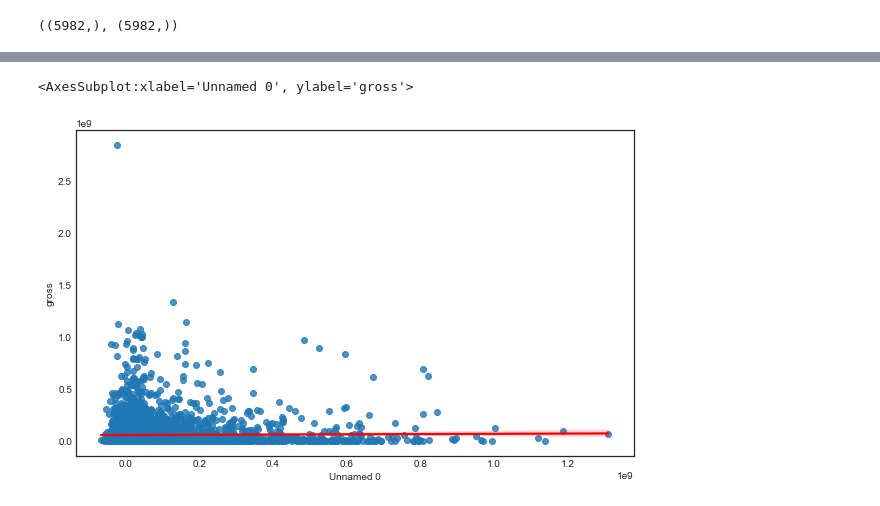
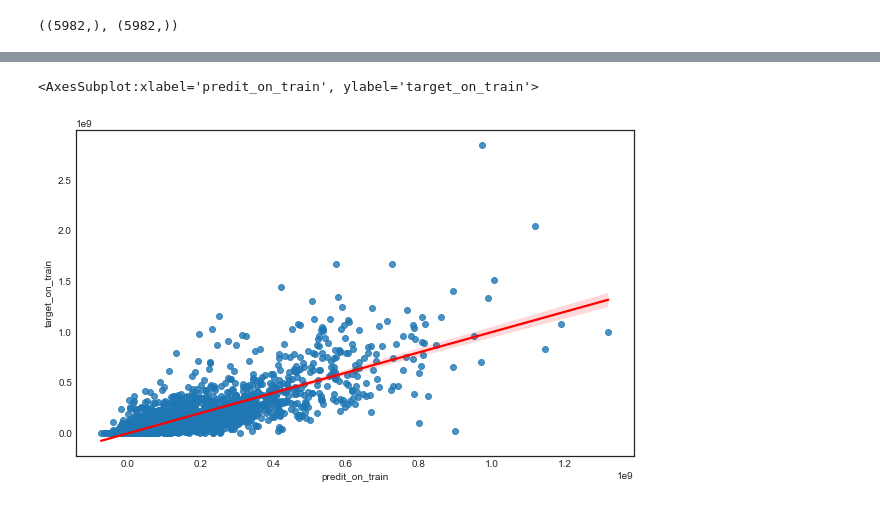
Before and after one commit to KylieKind/Sample-Projects, a Jupyter notebook: Movie Project - Correlation, Plots and Regression.ipynb, the cells around one changed output, grey strips where cells are left out. Saved outputs shown, nothing was run; the diff lists cells and outputs as text; code cells hidden in the pictures.

```diff
--- a/Movie Project - Correlation, Plots and Regression.ipynb
+++ b/Movie Project - Correlation, Plots and Regression.ipynb
@@ -454,8 +456,9 @@ memory usage: 644.1+ KB
 # prepare data for regression analysis
 # drop null values, and drop columns where data type is object
 
-dfReg = df.drop(columns = ['name', 'released', 'director', 'writer', 'star']).dropna().copy()
+dfReg = df.drop(columns = ['name', 'released', 'director', 'writer', 'star', 'company', 'score', 'genre']).dropna().copy()
 dfReg.info()
+dfReg.tail()
 # %% [output]
 <class 'pandas.core.frame.DataFrame'>
 Int64Index: 7478 entries, 0 to 7659
@@ -639,0 +653,5 @@ test_target.shape, gross_predictions_on_test.shape
+# %%
+target_on_train = pd.DataFrame(train_target)
+target_on_train.columns =['target_on_train']
+target_on_train.info()
+target_on_train
@@ -639,0 +693,4 @@ test_target.shape, gross_predictions_on_test.shape
+# %%
+predit_on_train = pd.DataFrame(gross_predictions_on_train.reshape(5982,-1), index=target_on_train.index)
+predit_on_train.columns =['predit_on_train']
+predit_on_train
@@ -640,4 +711,7 @@ test_target.shape, gross_predictions_on_test.shape
 # %%
-train = pd.DataFrame(data=[train_target, gross_predictions_on_train]).transpose()
+# combine the predit value and the target value for the training set
+
+train = pd.merge(target_on_train, predit_on_train, on =target_on_train.index)
+train.info()
 train
 # %% [output]
@@ -657,8 +741,8 @@ train
 # %%
-sns.regplot(y='gross', x='Unnamed 0', data=train, line_kws={'color':'red'})
+sns.regplot(y='target_on_train', x='predit_on_train', data=train, line_kws={'color':'red'})
 # %% [output]
-<AxesSubplot:xlabel='Unnamed 0', ylabel='gross'>
+<AxesSubplot:xlabel='predit_on_train', ylabel='target_on_train'>
-[figure, old version]
+[figure, new version]
 # %%
 gross_predictions_on_test = regression.predict(test_features)
 mse = mean_squared_error(test_target, gross_predictions_on_test)
```
Also changed, not shown: parts of 39 cells of this notebook.
